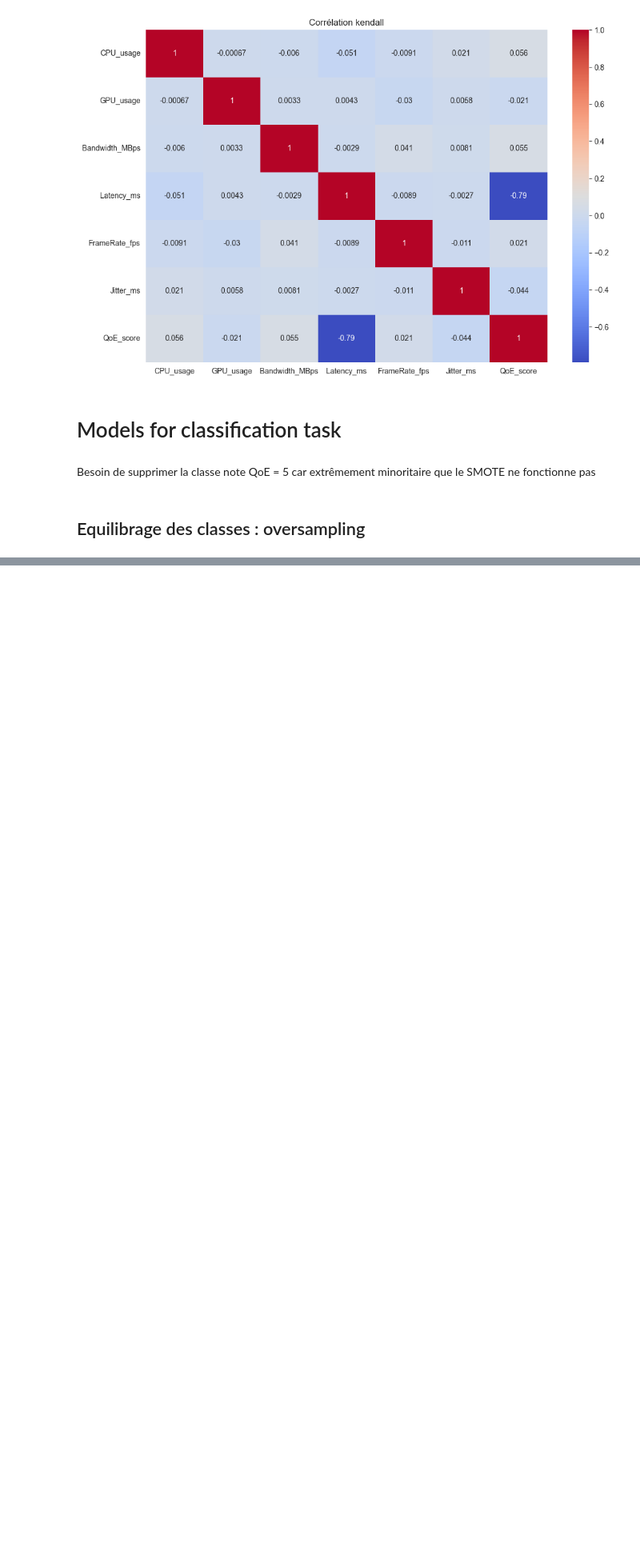
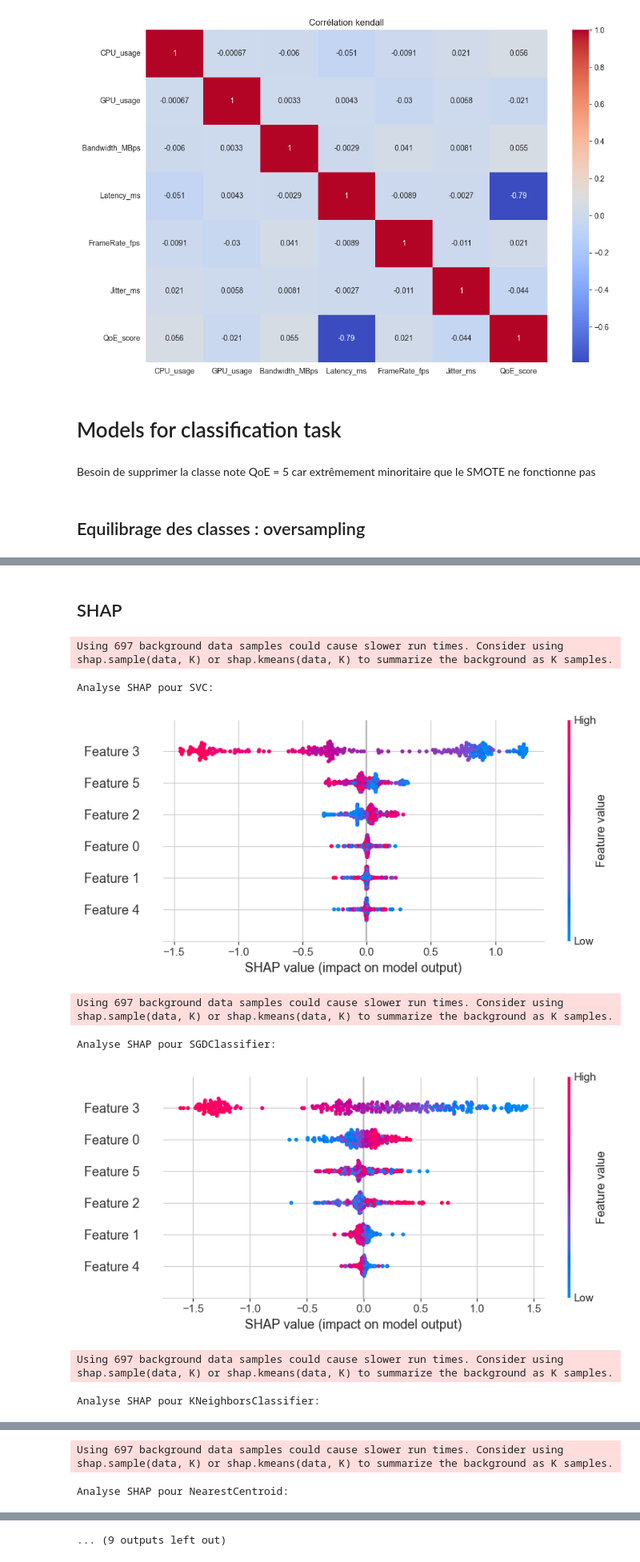
Before and after one commit to zazou-git86/4K_cloud_gaming_QoE, a Jupyter notebook: QoE-CG.ipynb, the cells around one changed output, grey strips where cells are left out. Shown at 80% size. Drawn from its saved outputs; the diff is of its cells as text; code cells hidden in the pictures; blank space fills up the shorter version.

```diff
--- a/QoE-CG.ipynb
+++ b/QoE-CG.ipynb
@@ -242,0 +336,2 @@ plt.show()
+# %% [markdown]
+## SHAP
@@ -242,0 +340,25 @@ plt.show()
+# %%
+for model_name, model in models.items():
+
+
+    # Sélection de l'explainer en fonction du modèle
+    if model_name in ['DecisionTreeClassifier', 'RFClassifier']:  # Pour les arbres de décision et forêts
+        explainer = shap.TreeExplainer(model)
+    else:
+        explainer = shap.KernelExplainer(model.predict, X_train_scaled)
+
+    # Calcul des valeurs SHAP
+    shap_values = explainer.shap_values(X_test_scaled)
+
+    # Visualisation de l'impact des caractéristiques sur les prédictions du modèle
+    print(f"Analyse SHAP pour {model_name}:")
+    shap.summary_plot(shap_values, X_test_scaled)
+# %% [output]
+Using 697 background data samples could cause slower run times. Consider using shap.sample(data, K) or shap.kmeans(data, K) to summarize the background as K samples.
+Analyse SHAP pour SVC:
+[figure, added]
+Using 697 background data samples could cause slower run times. Consider using shap.sample(data, K) or shap.kmeans(data, K) to summarize the background as K samples.
+Analyse SHAP pour SGDClassifier:
+[figure, added]
+Using 697 background data samples could cause slower run times. Consider using shap.sample(data, K) or shap.kmeans(data, K) to summarize the background as K samples.
+Analyse SHAP pour KNeighborsClassifier:
@@ -242,0 +366,2 @@ plt.show()
+Using 697 background data samples could cause slower run times. Consider using shap.sample(data, K) or shap.kmeans(data, K) to summarize the background as K samples.
+Analyse SHAP pour NearestCentroid:
@@ -242,0 +369 @@ plt.show()
+... (9 outputs left out)
```
Also changed, not shown: parts of 16 cells of this notebook, 1 other file.
